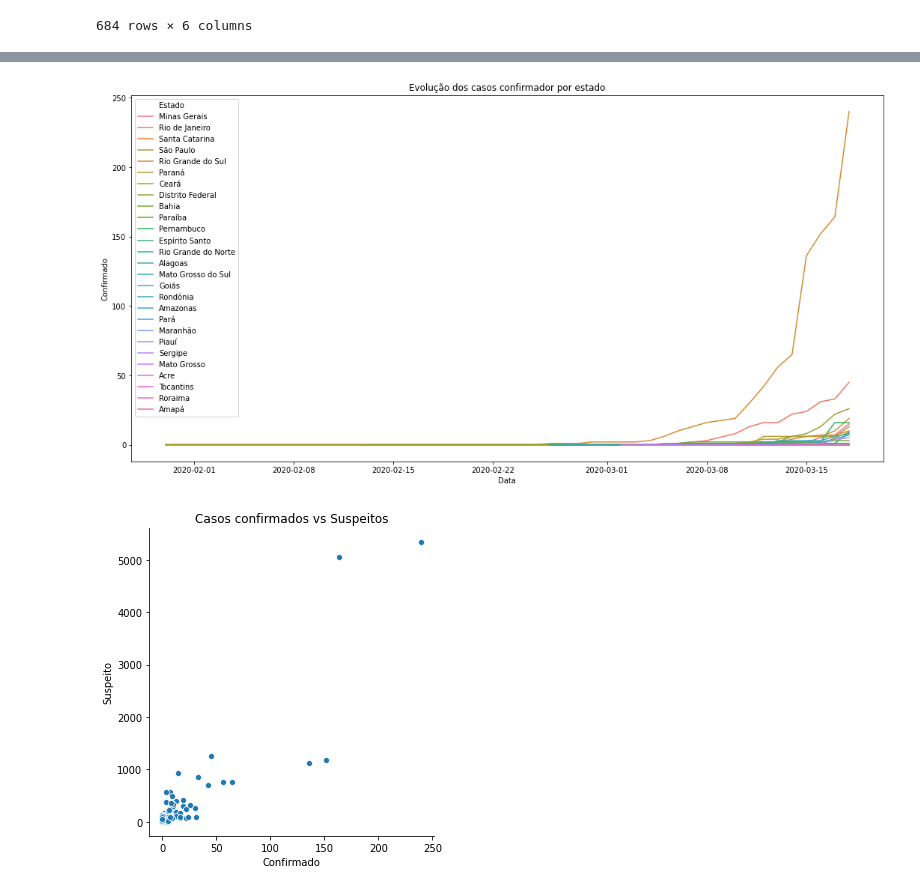
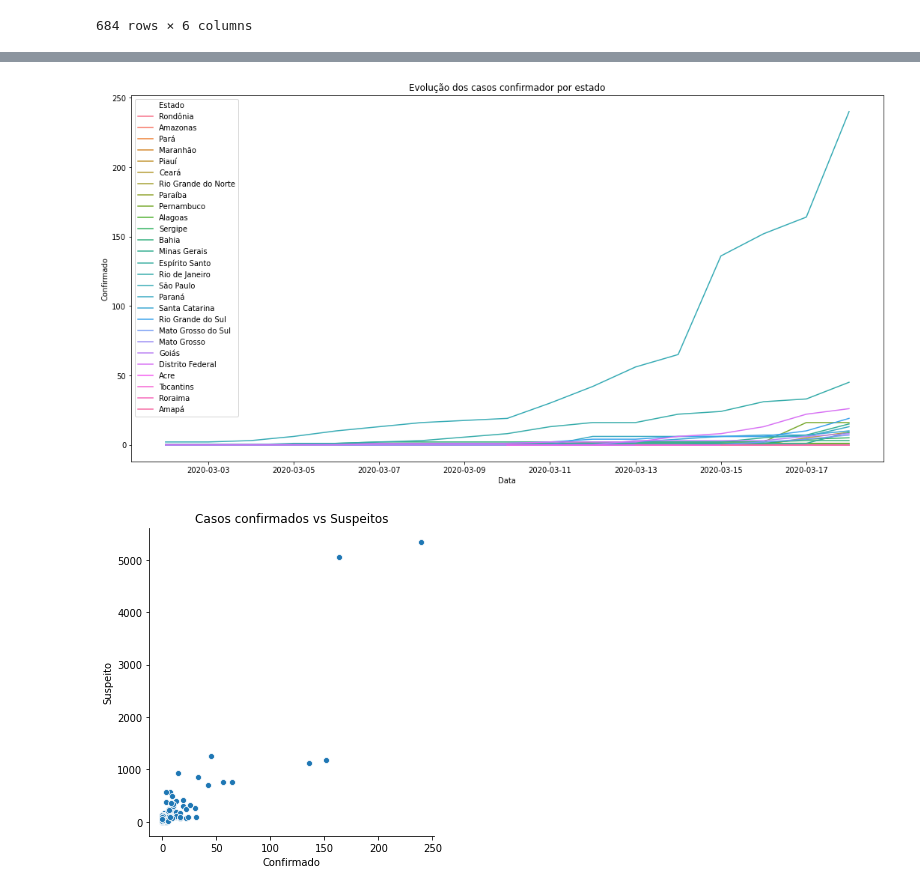
Before and after one commit to pedrodatascientist/Cienciadedados, a Jupyter notebook: Corona_virus.ipynb, the cells around one changed output, grey strips where cells are left out. Cells and saved outputs as stored; diff of their text form; code cells hidden in the pictures.

```diff
--- a/Corona_virus.ipynb
+++ b/Corona_virus.ipynb
@@ -92,9 +96,10 @@ To register the converters:
 # %%
+df2 = dfconvid[dfconvid['Data'] > '2020-03-01']
 plt.subplots(figsize=(18, 9));
-barras = sns.lineplot(x='Data',y='Confirmado', hue="Estado",data=dfconvid);
+barras = sns.lineplot(x='Data',y='Confirmado', hue="Estado",data=df2);
 plt.title('Evolução dos casos confirmador por estado');
 # %% [output]
-[figure, old version]
+[figure, new version]
 # %%
 sns.relplot(x='Confirmado', y='Suspeito', data=dfconvid, sizes=10);
 plt.title('Casos confirmados vs Suspeitos');
```
Also changed, not shown: parts of 2 cells of this notebook.
